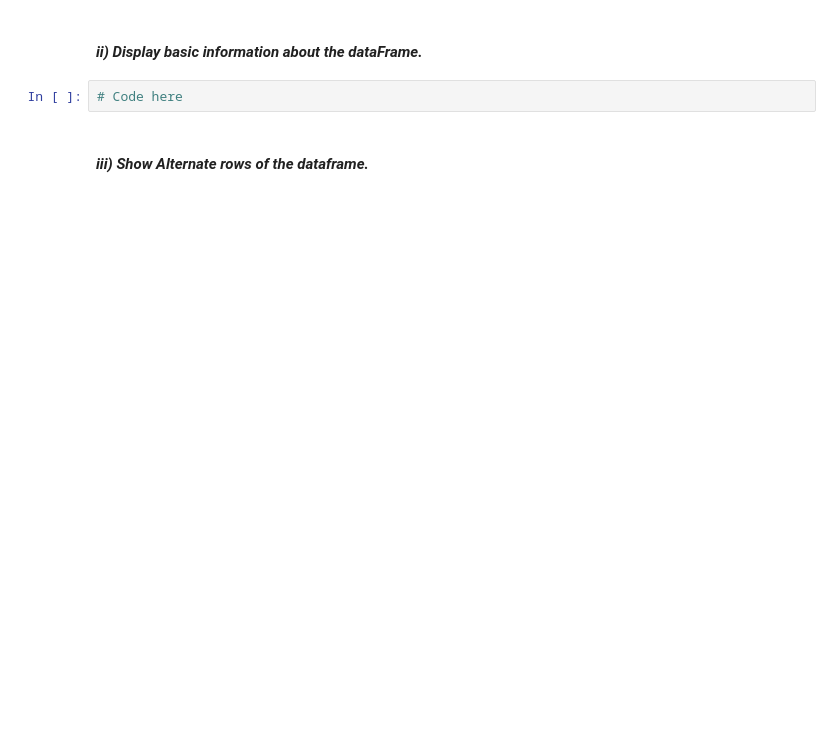
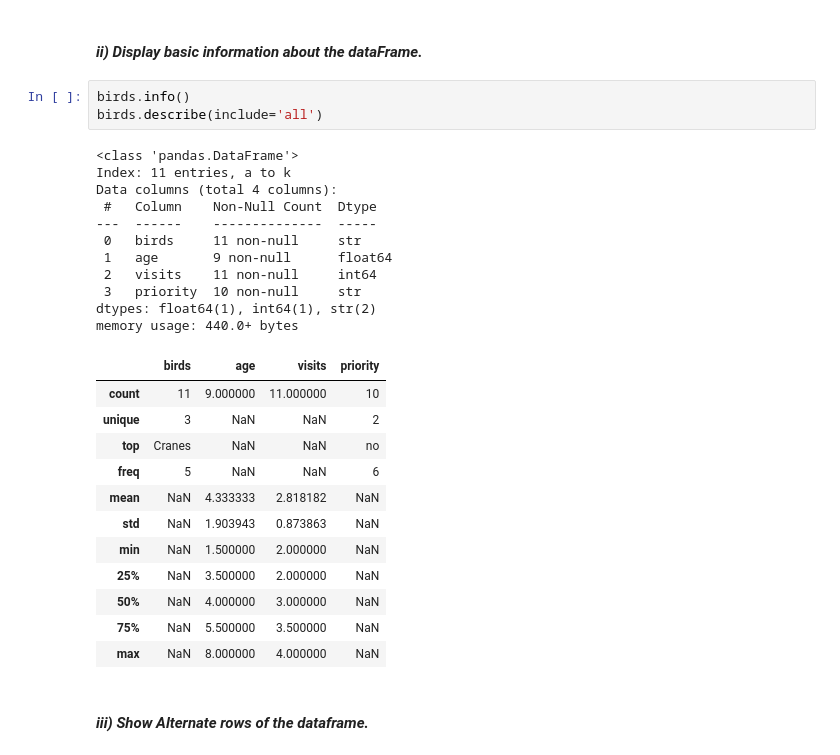
Before and after one commit to Sugam-Khatiwada/Smart-data, a Jupyter notebook: Task_02_Pandas.ipynb, the cells around one changed output. Saved outputs shown, nothing was run; the diff lists cells and outputs as text; blank space fills up the shorter version.

```diff
--- a/Task_02_Pandas.ipynb
+++ b/Task_02_Pandas.ipynb
@@ -16,7 +30,32 @@ labels = ['a', 'b', 'c', 'd', 'e', 'f', 'g', 'h', 'i', 'j', 'k']
 # %% [markdown]
 #### *ii) Display basic information about the dataFrame.*
 # %%
-# Code here
+birds.info()
+birds.describe(include='all')
+# %% [output]
+<class 'pandas.DataFrame'>
+Index: 11 entries, a to k
+Data columns (total 4 columns):
+ #   Column    Non-Null Count  Dtype
+---  ------    --------------  -----
+ 0   birds     11 non-null     str
+ 1   age       9 non-null      float64
+ 2   visits    11 non-null     int64
+ 3   priority  10 non-null     str
+dtypes: float64(1), int64(1), str(2)
+memory usage: 440.0+ bytes
+|  | birds | age | visits | priority |
+| count | 11 | 9.000000 | 11.000000 | 10 |
+| unique | 3 | NaN | NaN | 2 |
+| top | Cranes | NaN | NaN | no |
+| freq | 5 | NaN | NaN | 6 |
+| mean | NaN | 4.333333 | 2.818182 | NaN |
+| std | NaN | 1.903943 | 0.873863 | NaN |
+| min | NaN | 1.500000 | 2.000000 | NaN |
+| 25% | NaN | 3.500000 | 2.000000 | NaN |
+| 50% | NaN | 4.000000 | 3.000000 | NaN |
+| 75% | NaN | 5.500000 | 3.500000 | NaN |
+| max | NaN | 8.000000 | 4.000000 | NaN |
 # %% [markdown]
 #### *iii) Show Alternate rows of the dataframe.*
 # %%
```
Also changed, not shown: parts of 18 cells of this notebook.
